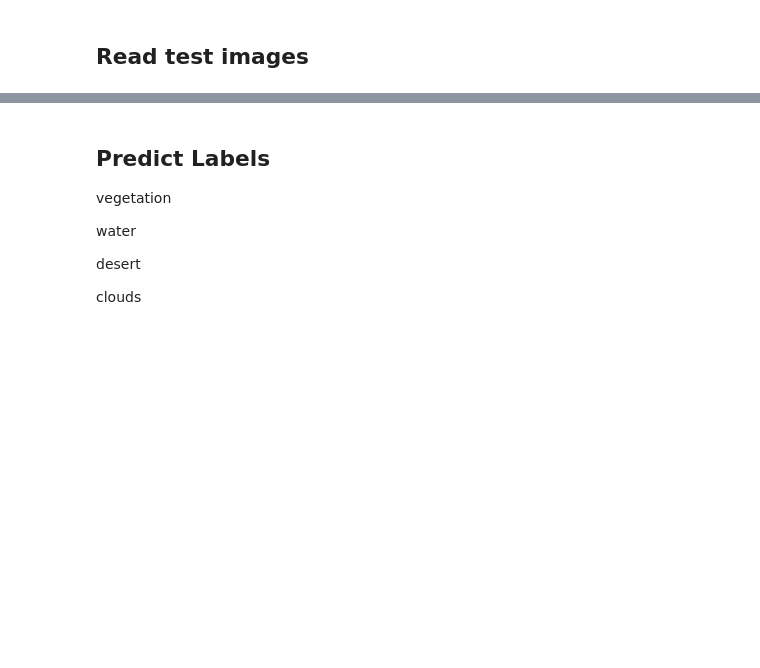
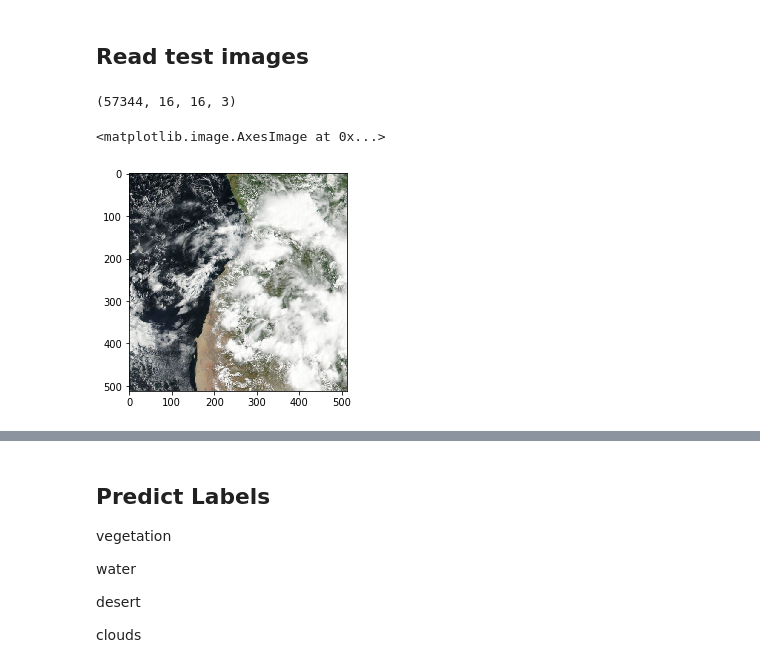
Before and after one commit to Collin-Emerson-Miller/Satelite-Image-Classification, a Jupyter notebook: Code Test.ipynb, the cells around one changed output, grey strips where cells are left out. Cells and saved outputs as stored; diff of their text form; code cells hidden in the pictures; blank space fills up the shorter version.

```diff
--- a/Code Test.ipynb
+++ b/Code Test.ipynb
@@ -121,12 +141,23 @@ image_list = []
 gray_list = []
 for f_name in os.listdir(TEST_PATH):
     img = cv2.imread(os.path.join(TEST_PATH, f_name))
+    if gray:
+        img = cv2.cvtColor(img_resize, cv2.COLOR_BGR2GRAY)
+
     img_resize = cv2.resize(img, image_size)
-    img_gray = gray_image = cv2.cvtColor(img_resize, cv2.COLOR_BGR2GRAY)
-    slices = utils.prepare_images(img_gray, image_size, ratio, n_slices)
+    slices = utils.prepare_images(img_resize, image_size, ratio, n_slices)
     gray_list.append(np.expand_dims(slices, -1))
     image_list.append(img_resize)
 
 images = np.stack(image_list)
 X = np.stack(gray_list)
 X = X.reshape(X.shape[0] * X.shape[1], X.shape[2], X.shape[3], X.shape[4])
+# %%
+X.shape
+# %% [output]
+(57344, 16, 16, 3)
+# %%
+plt.imshow(images[48])
+# %% [output]
+<matplotlib.image.AxesImage at 0x...>
+[figure, added]
```
Also changed, not shown: parts of 14 cells of this notebook, 4 other files.
